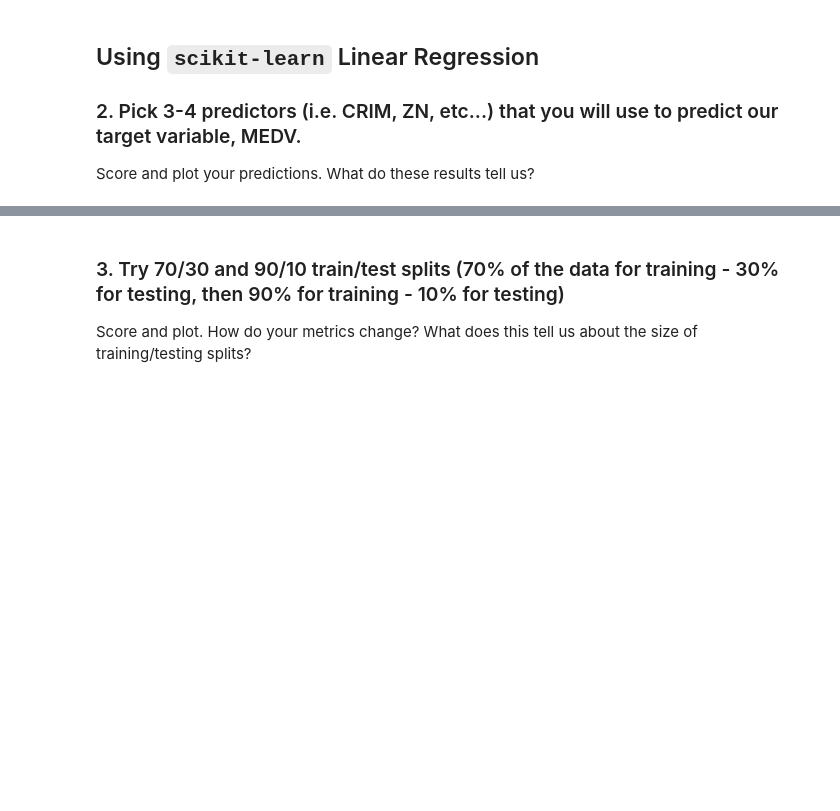
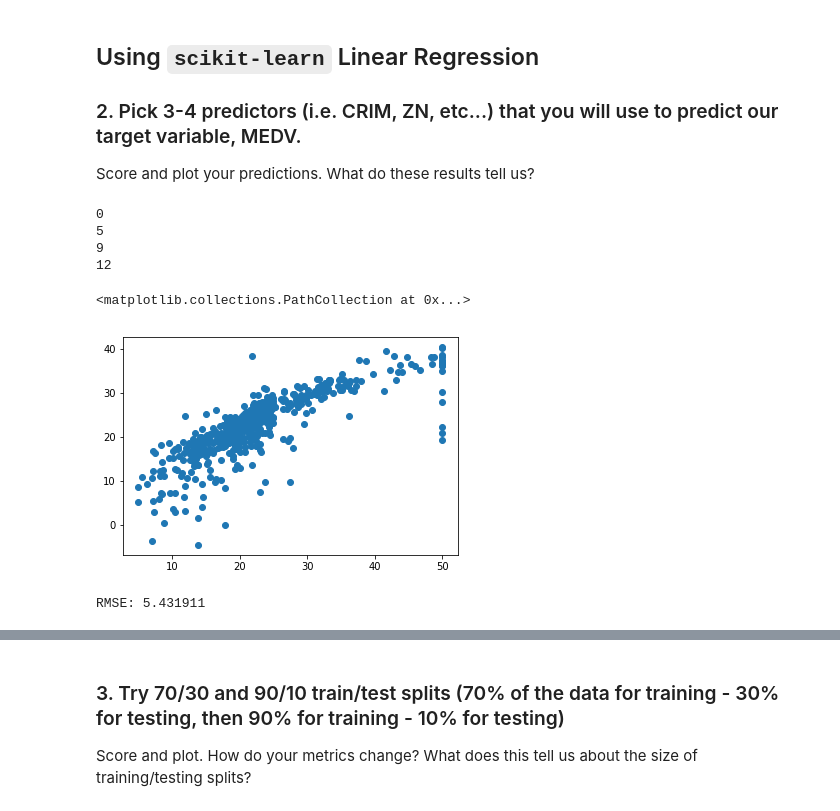
Before and after one commit to WillHTam/data_exercises, a Jupyter notebook: linreg-knn-project.ipynb, the cells around one changed output, grey strips where cells are left out. Saved outputs shown, nothing was run; the diff lists cells and outputs as text; code cells hidden in the pictures; blank space fills up the shorter version.

```diff
--- a/linreg-knn-project.ipynb
+++ b/linreg-knn-project.ipynb
@@ -217,0 +244,24 @@ Score and plot your predictions. What do these results tell us?
+# %%
+for i in ['CRIM', 'RM', 'TAX', 'LSTAT']:
+    print( list(X.columns).index(i) )
+# %% [output]
+0
+5
+9
+12
+# %%
+# If I hadn't seen the regression values, what my feature columns would be
+f_c = ['CRIM', 'RM', 'TAX', 'LSTAT']
+linr = LinearRegression()
+inpots = X[f_c]
+linr.fit(inpots, y)
+X['PROJ'] = [ linr.predict([[v[0],v[5],v[9],v[12]]]) for v in X.values ]
+X['PROJ'] =  X['PROJ'].apply( lambda x: x[0][0] )
+# %%
+# Feature columns chosen by correlation to results
+feature_cols = ['LSTAT', 'PTRATIO', 'INDUS', 'RM']
+linreg = LinearRegression()
+inputs = X[feature_cols]
+linreg.fit(inputs, y)
+X['PRED'] = [ linreg.predict([[v[12],v[10],v[2],v[5]]]) for v in X.values ]
+X['PRED'] =  X['PRED'].apply( lambda x: x[0][0] )
@@ -217,0 +270,9 @@ Score and plot your predictions. What do these results tell us?
+# %%
+plt.scatter( X['MEDV'], X['PROJ'])
+# %% [output]
+<matplotlib.collections.PathCollection at 0x...>
+[figure, added]
+# %%
+print('RMSE: %f'%(np.sqrt( mse(X['MEDV'], X['PROJ']) )))
+# %% [output]
+RMSE: 5.431911
```
Also changed, not shown: parts of 30 cells of this notebook.
